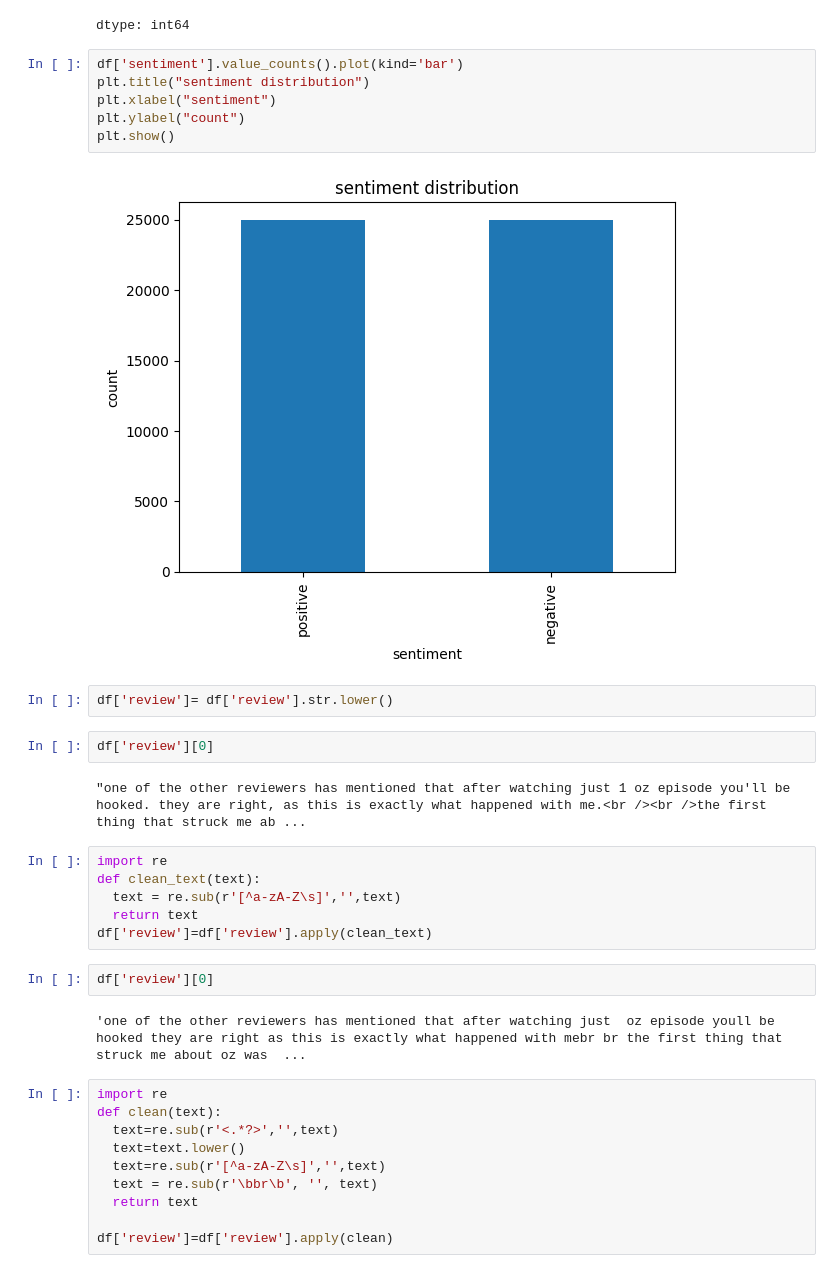
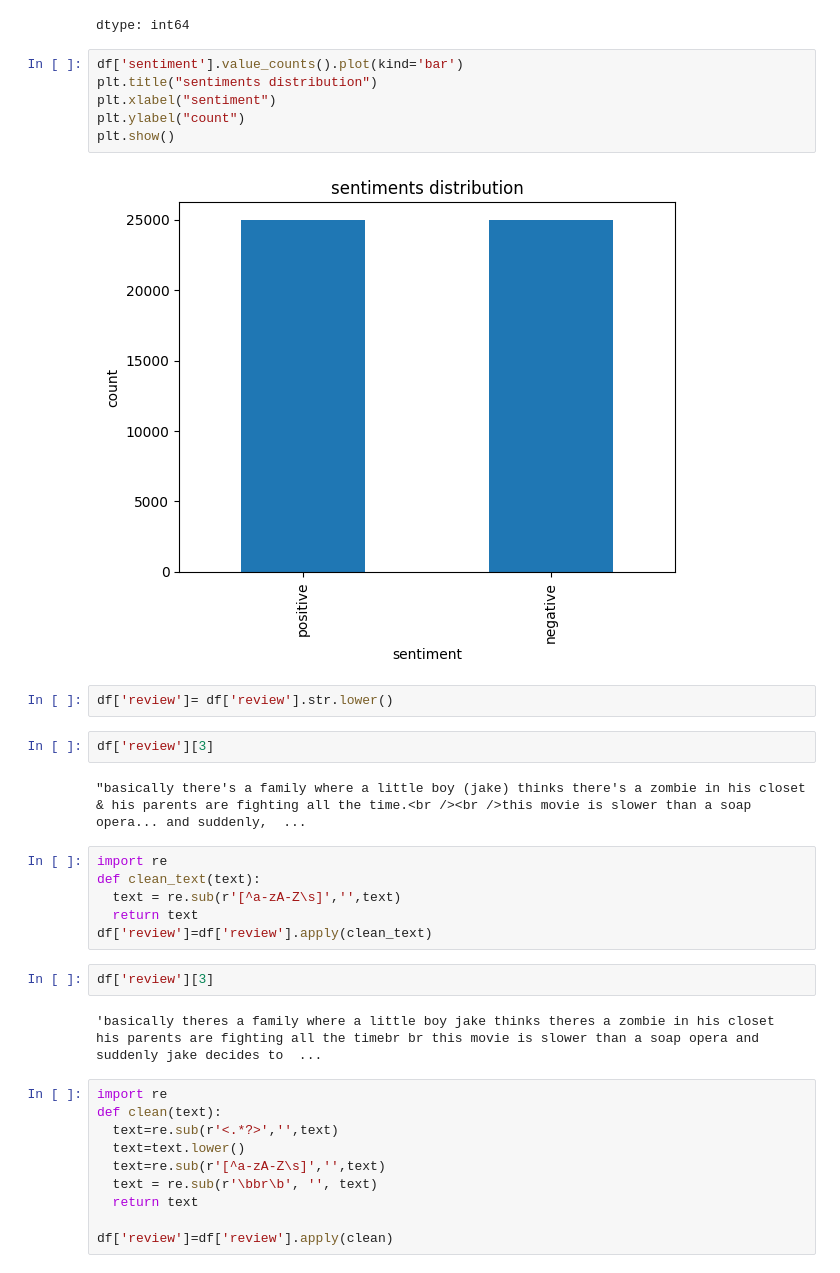
Before and after one commit to riya27-ui/NetTech-Task--IMDB-Sentiment-Analysis, a Jupyter notebook: IMDb.ipynb, the cells around one changed output. Saved outputs shown, nothing was run; the diff lists cells and outputs as text.

```diff
--- a/IMDb.ipynb
+++ b/IMDb.ipynb
@@ -38,18 +53,18 @@ df['sentiment'].value_counts()
 dtype: int64
 # %%
 df['sentiment'].value_counts().plot(kind='bar')
-plt.title("sentiment distribution")
+plt.title("sentiments distribution")
 plt.xlabel("sentiment")
 plt.ylabel("count")
 plt.show()
 # %% [output]
-[figure, old version]
+[figure, new version]
 # %%
 df['review']= df['review'].str.lower()
 # %%
-df['review'][0]
+df['review'][3]
 # %% [output]
-"one of the other reviewers has mentioned that after watching just 1 oz episode you'll be hooked. they are right, as this is exactly what happened with me.<br /><br />the first thing that struck me ab ...
+"basically there's a family where a little boy (jake) thinks there's a zombie in his closet & his parents are fighting all the time.<br /><br />this movie is slower than a soap opera... and suddenly,  ...
 # %%
 import re
 def clean_text(text):
@@ -57,9 +72,9 @@ def clean_text(text):
   return text
 df['review']=df['review'].apply(clean_text)
 # %%
-df['review'][0]
+df['review'][3]
 # %% [output]
-'one of the other reviewers has mentioned that after watching just  oz episode youll be hooked they are right as this is exactly what happened with mebr br the first thing that struck me about oz was  ...
+'basically theres a family where a little boy jake thinks theres a zombie in his closet  his parents are fighting all the timebr br this movie is slower than a soap opera and suddenly jake decides to  ...
 # %%
 import re
 def clean(text):
```
Also changed, not shown: parts of 29 cells of this notebook, 2 other files.
